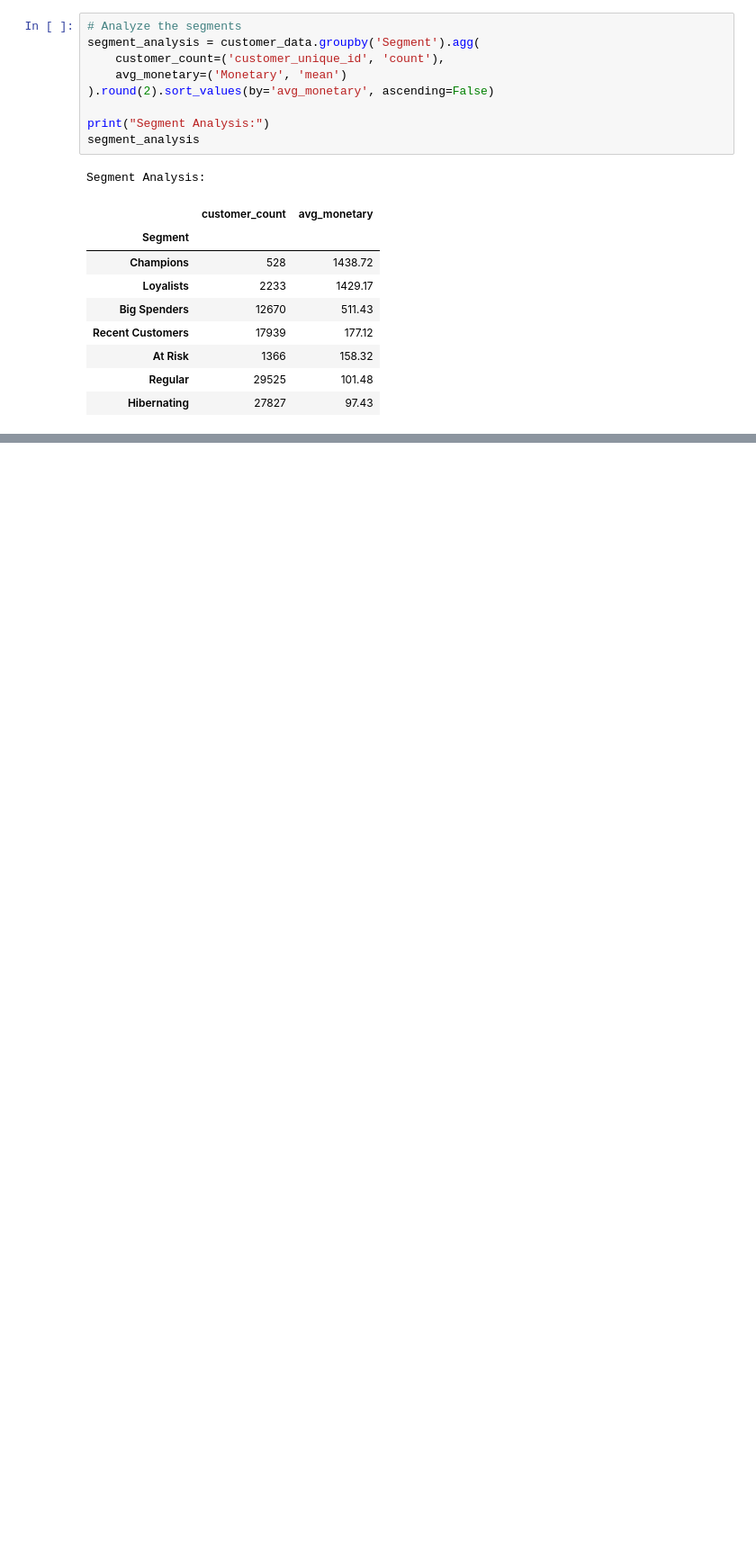
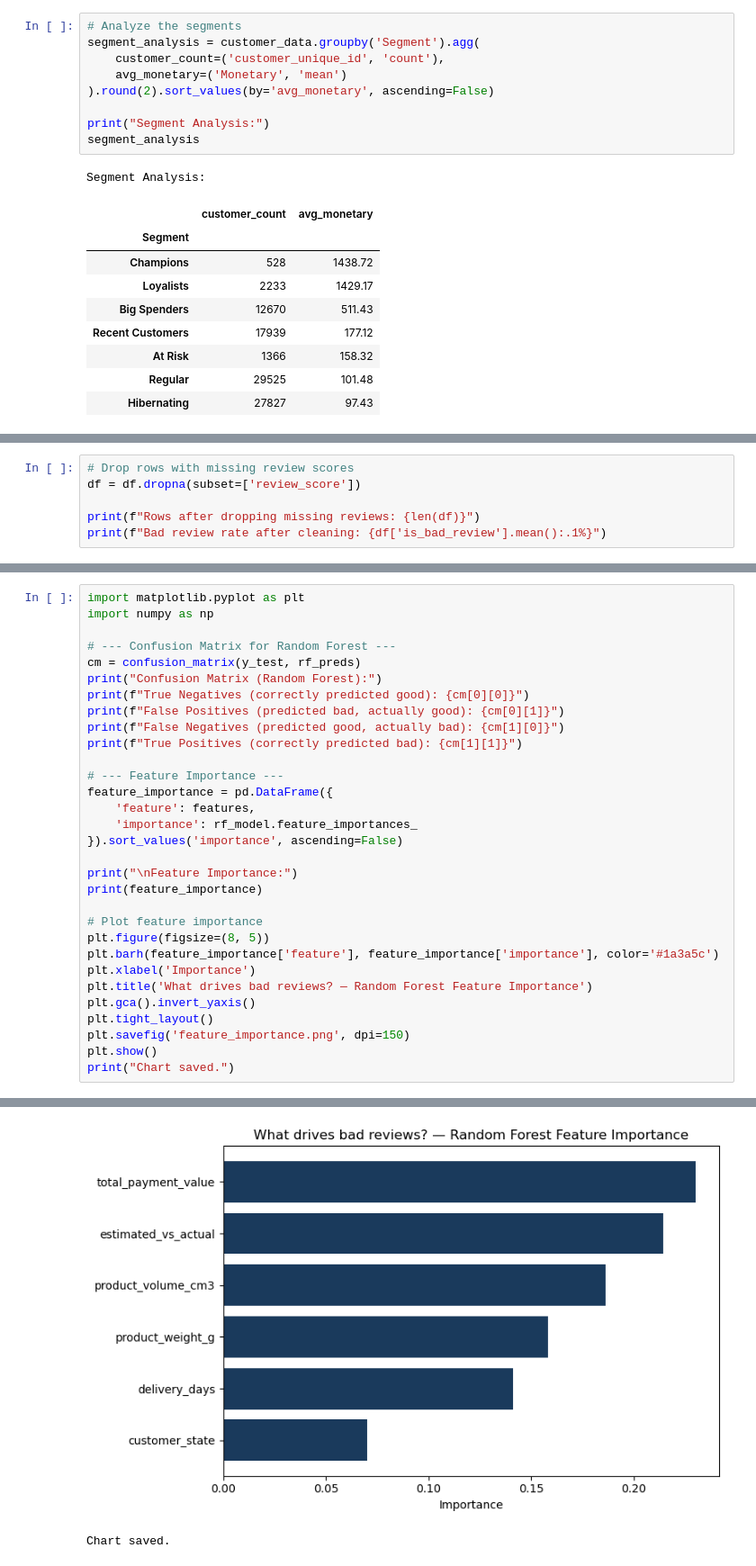
Before and after one commit to Sulayman-455/Olist-ECommerce-Analysis, a Jupyter notebook: Olist_Analysis.ipynb, the cells around one changed output, grey strips where cells are left out. Shown at 90% size. Cells and saved outputs as stored; diff of their text form; blank space fills up the shorter version.

Commit message:
FINISH: Complete Phase 3 - ML model predicting bad reviews, Random Forest 84.1% accuracy

```diff
--- a/Olist_Analysis.ipynb
+++ b/Olist_Analysis.ipynb
@@ -671,0 +712,6 @@ Segment Analysis:
+# %%
+# Drop rows with missing review scores
+df = df.dropna(subset=['review_score'])
+
+print(f"Rows after dropping missing reviews: {len(df)}")
+print(f"Bad review rate after cleaning: {df['is_bad_review'].mean():.1%}")
@@ -671,0 +798,32 @@ Segment Analysis:
+# %%
+import matplotlib.pyplot as plt
+import numpy as np
+
+# --- Confusion Matrix for Random Forest ---
+cm = confusion_matrix(y_test, rf_preds)
+print("Confusion Matrix (Random Forest):")
+print(f"True Negatives (correctly predicted good): {cm[0][0]}")
+print(f"False Positives (predicted bad, actually good): {cm[0][1]}")
+print(f"False Negatives (predicted good, actually bad): {cm[1][0]}")
+print(f"True Positives (correctly predicted bad): {cm[1][1]}")
+
+# --- Feature Importance ---
+feature_importance = pd.DataFrame({
+    'feature': features,
+    'importance': rf_model.feature_importances_
+}).sort_values('importance', ascending=False)
+
+print("\nFeature Importance:")
+print(feature_importance)
+
+# Plot feature importance
+plt.figure(figsize=(8, 5))
+plt.barh(feature_importance['feature'], feature_importance['importance'], color='#1a3a5c')
+plt.xlabel('Importance')
+plt.title('What drives bad reviews? — Random Forest Feature Importance')
+plt.gca().invert_yaxis()
+plt.tight_layout()
+plt.savefig('feature_importance.png', dpi=150)
+plt.show()
+print("Chart saved.")
+# %% [output]
@@ -671,0 +844,2 @@ Segment Analysis:
+[figure, added]
+Chart saved.
```
Also changed, not shown: parts of 9 cells of this notebook.
